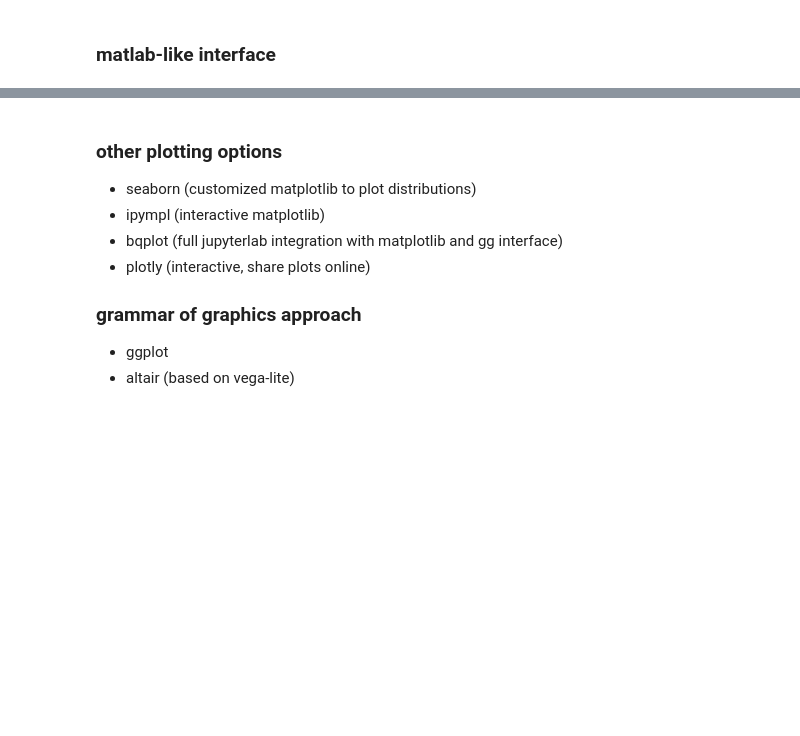
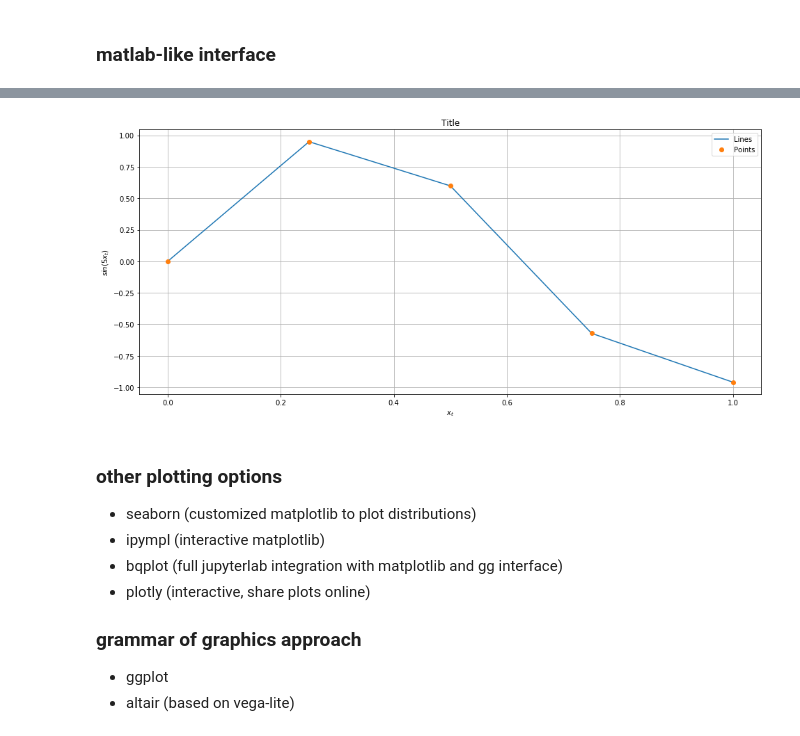
Before and after one commit to albop/modern_scientific_programming, a Jupyter notebook: Session_4/numeric_python.ipynb, the cells around one changed output, grey strips where cells are left out. Cells and saved outputs as stored; diff of their text form; code cells hidden in the pictures; blank space fills up the shorter version.

```diff
--- a/Session_4/numeric_python.ipynb
+++ b/Session_4/numeric_python.ipynb
@@ -260,3 +462,15 @@ Scipy's library leverages numpy to provide many other functions:
+# %%
+plt.figure(figsize=(16, 7))
+plt.plot(x,y, label='Lines')
+plt.plot(x,y,'o', label='Points')
+plt.grid()
+plt.title("Title")
+plt.xlabel("$x_t$")
+plt.ylabel("$sin(5 x_t)$")
+plt.legend(loc='upper right')
+plt.savefig("fig.pdf")
+# %% [output]
+[figure, added]
 # %% [markdown]
 ### other plotting options
 
```
Also changed, not shown: parts of 48 cells of this notebook, 2 other files.
